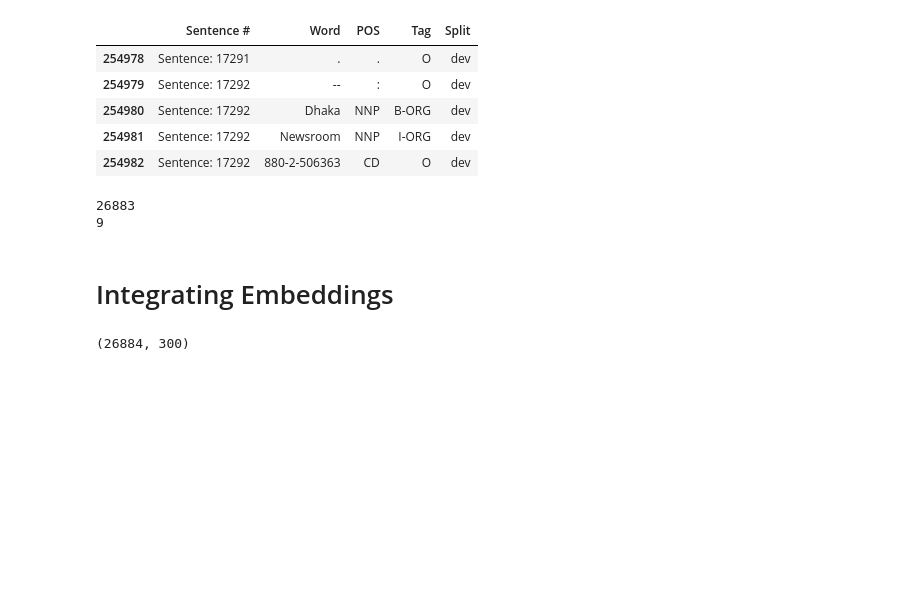
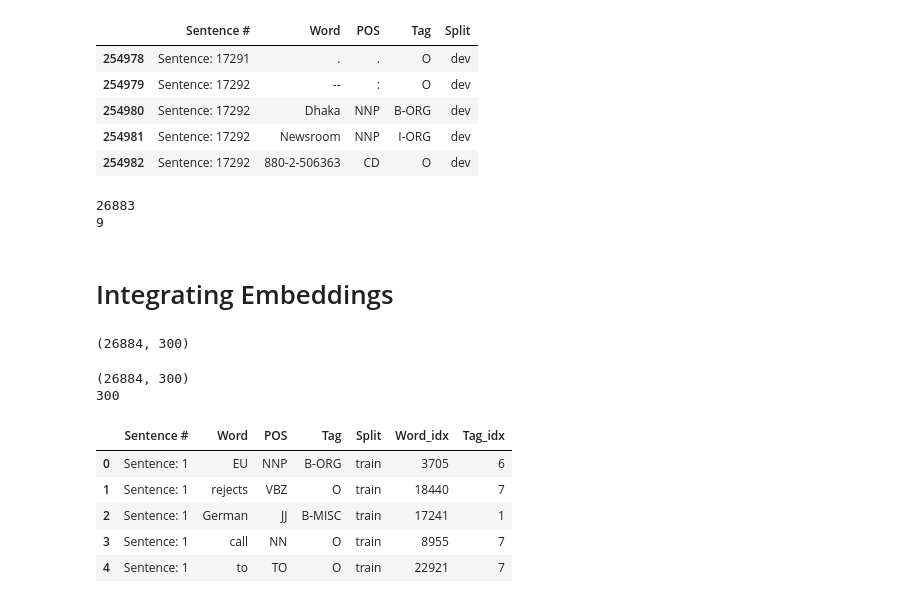
Before and after one commit to melisnv/machine-learning-for-nlp, a Jupyter notebook: Assignment III/lstm-ner.ipynb, the cells around one changed output. Drawn from its saved outputs; the diff is of its cells as text; code cells hidden in the pictures; blank space fills up the shorter version.

```diff
--- a/Assignment III/lstm-ner.ipynb
+++ b/Assignment III/lstm-ner.ipynb
@@ -124,3 +125,23 @@ for word, i in token2idx.items():
         embedding_matrix[i] = embedding_vector
 # %% [output]
 (26884, 300)
+# %%
+# Check dimensions, store number of vector dimensions in variable
+print(embedding_matrix.shape)
+emb_dim = embedding_matrix.shape[1]
+print(emb_dim)
+# %% [output]
+(26884, 300)
+300
+# %%
+# Add index info to dataframe
+data['Word_idx'] = data['Word'].map(token2idx)
+data['Tag_idx'] = data['Tag'].map(tag2idx)
+data.head()
+# %% [output]
+|  | Sentence # | Word | POS | Tag | Split | Word_idx | Tag_idx |
+| 0 | Sentence: 1 | EU | NNP | B-ORG | train | 3705 | 6 |
+| 1 | Sentence: 1 | rejects | VBZ | O | train | 18440 | 7 |
+| 2 | Sentence: 1 | German | JJ | B-MISC | train | 17241 | 1 |
+| 3 | Sentence: 1 | call | NN | O | train | 8955 | 7 |
+| 4 | Sentence: 1 | to | TO | O | train | 22921 | 7 |
```
Also changed, not shown: parts of 16 cells of this notebook.
